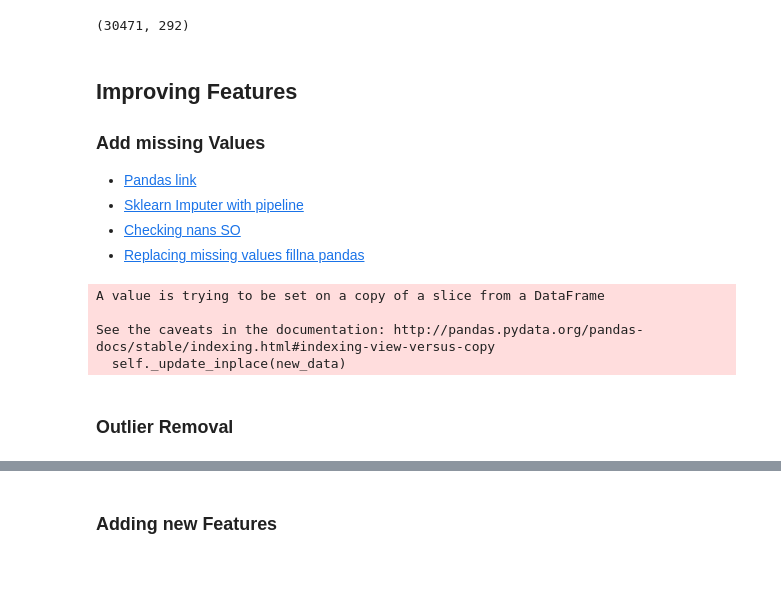
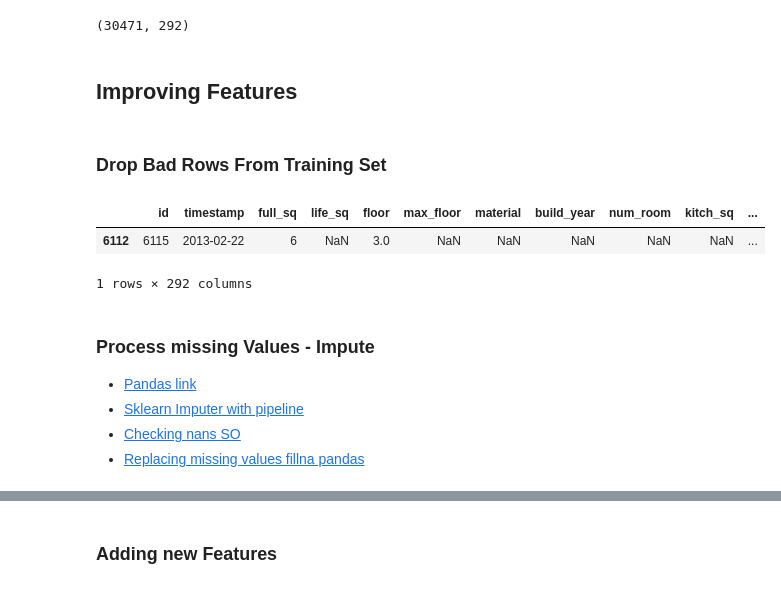
Before and after one commit to faizanahemad/data-science, a Jupyter notebook: kaggle/sherbank-housing/Linear_Regression.ipynb, the cells around one changed output, grey strips where cells are left out. Drawn from its saved outputs; the diff is of its cells as text; code cells hidden in the pictures.

```diff
--- a/kaggle/sherbank-housing/Linear_Regression.ipynb
+++ b/kaggle/sherbank-housing/Linear_Regression.ipynb
@@ -26,0 +22,12 @@ df_features = columnExtractor(cols,df)
+# %% [markdown]
+## Improving Features
+# %% [markdown]
+### Drop Bad Rows From Training Set
+# %%
+#df[(pd.isnull(df["life_sq"]) | df["life_sq"]==0) & (pd.isnull(df["full_sq"]) | df["full_sq"]==0)].head(100)
+df[df["id"]==17935]
+df[df["id"]==6115]
+# %% [output]
+|  | id | timestamp | full_sq | life_sq | floor | max_floor | material | build_year | num_room | kitch_sq | ... |
+| 6112 | 6115 | 2013-02-22 | 6 | NaN | 3.0 | NaN | NaN | NaN | NaN | NaN | ... |
+1 rows × 292 columns
@@ -27,20 +39,29 @@ df_features = columnExtractor(cols,df)
 # %% [markdown]
-## Improving Features
 
-### Add missing Values
+### Process missing Values - Impute
 - [Pandas link](http://pandas.pydata.org/pandas-docs/stable/missing_data.html)
 - [Sklearn Imputer with pipeline](http://scikit-learn.org/stable/auto_examples/missing_values.html)
 - [Checking nans SO](http://stackoverflow.com/questions/34779961/scikit-learn-error-in-fitting-model-input-contains-nan-infinity-or-a-value)
 - [Replacing missing values fillna pandas](http://stackoverflow.com/questions/29177498/python-pandas-replace-nan-in-one-column-with-value-from-corresponding-row-of-sec)
 # %%
+def lowValueReplacer(df_features):
+    df_features.loc[df_features.life_sq <= 10, 'life_sq'] = df_features.num_room * 10
+    df_features.loc[df_features.life_sq <= 10, 'life_sq'] = df_features.full_sq.shift(0)
+    return df_features
+
+def zeroReplacerWithNan(df_features):
+    df_features["life_sq"].replace(0,np.nan,inplace=True)
+    return df_features
+
 def imputer(df_features):
+    df_features = zeroReplacerWithNan(df_features)
     df_features["life_sq"].fillna(df_features["full_sq"]-15,inplace=True)
-    df_features["num_room"].fillna(df_features["life_sq"]/14,inplace=True)
+    df_features = lowValueReplacer(df_features)
     df_features["num_room"].fillna(df_features["life_sq"]/14,inplace=True)
     df_features = df_features.fillna(df_features.median())
     return df_features
 
-df_features = imputer(df_features)
+df = imputer(df)
 
 
 
@@ -48,10 +69,3 @@ df_features = imputer(df_features)
 
 
 # df_features.mean()
-# %% [output]
-A value is trying to be set on a copy of a slice from a DataFrame
-
-See the caveats in the documentation: http://pandas.pydata.org/pandas-docs/stable/indexing.html#indexing-view-versus-copy
-  self._update_inplace(new_data)
-# %% [markdown]
-### Outlier Removal
```
Also changed, not shown: parts of 23 cells of this notebook, 3 other files.
